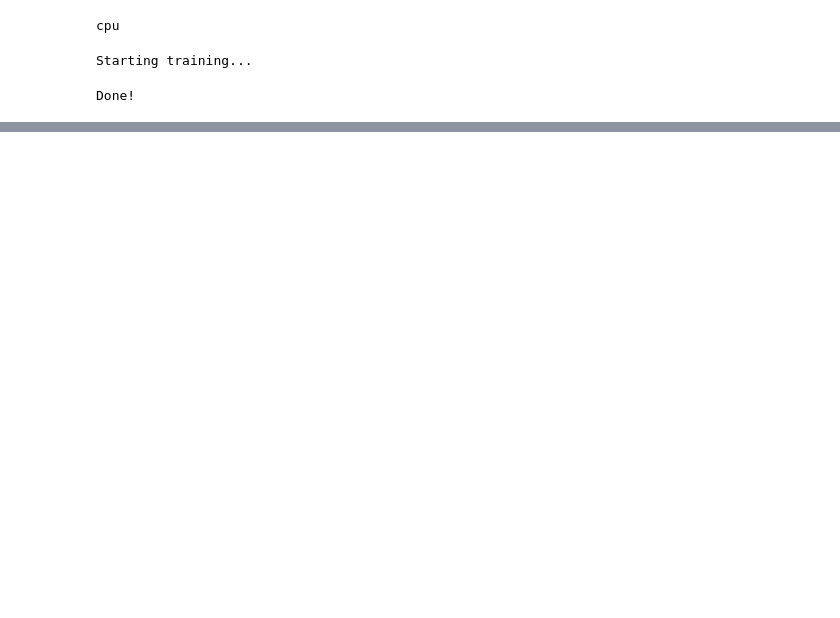
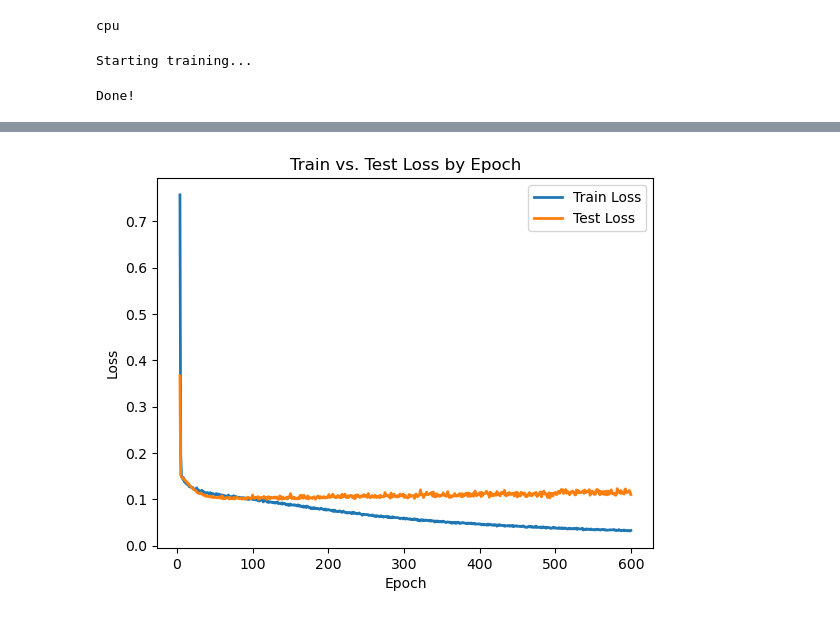
Before and after one commit to Orbliss/Cheminformatics_molecule_property_project, a Jupyter notebook: regression/09_mlp_on_embeddings.ipynb, the cells around one changed output, grey strips where cells are left out. Cells and saved outputs as stored; diff of their text form; code cells hidden in the pictures; blank space fills up the shorter version.

```diff
--- a/regression/09_mlp_on_embeddings.ipynb
+++ b/regression/09_mlp_on_embeddings.ipynb
@@ -180,0 +298,15 @@ plt.show()
+# %%
+epochs = range(1, len(train_losses) + 1)
+
+# Plotting loss by epoch
+fig, ax = plt.subplots()
+ax.plot(epochs[3:], train_losses[3:], label="Train Loss", linewidth=2)
+ax.plot(epochs[3:], test_losses[3:], label="Test Loss", linewidth=2)
+ax.legend()
+ax.set_xlabel('Epoch')
+ax.set_ylabel('Loss')
+ax.set_title('Train vs. Test Loss by Epoch')
+
+plt.show()
+# %% [output]
+[figure, added]
```
Also changed, not shown: parts of 17 cells of this notebook.
